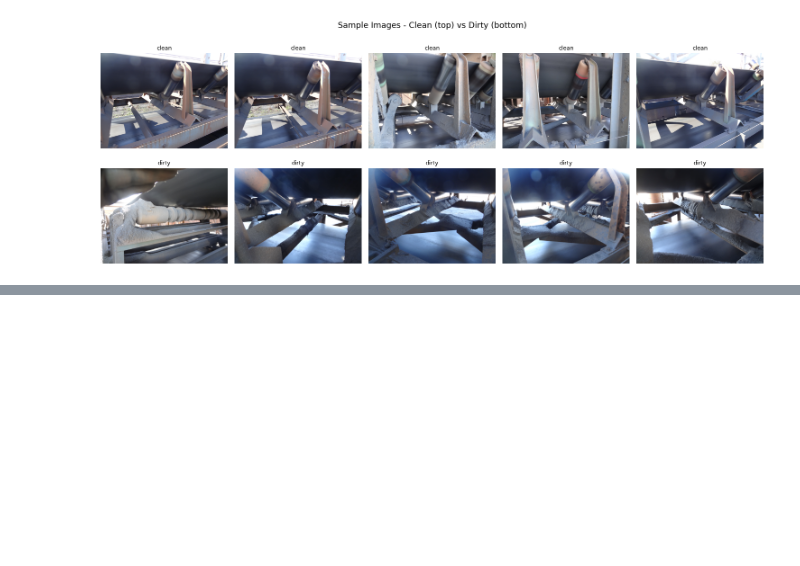
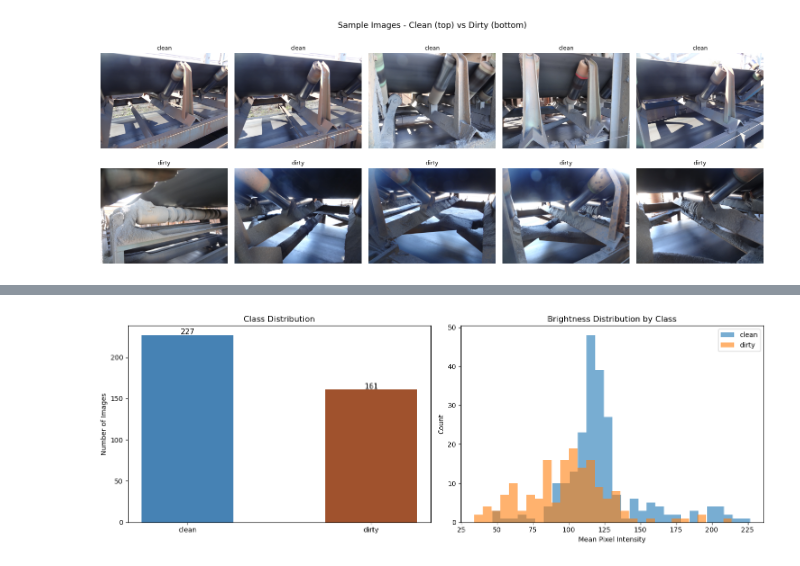
Before and after one commit to ErickChauke/conveyor-dirt-detection, a Jupyter notebook: notebook.ipynb, the cells around one changed output, grey strips where cells are left out. Drawn from its saved outputs; the diff is of its cells as text; code cells hidden in the pictures; blank space fills up the shorter version.

Commit message:
add exploratory data analysis with class distribution and brightness charts

```diff
--- a/notebook.ipynb
+++ b/notebook.ipynb
@@ -104,0 +120,30 @@ Total        : 388
+# %%
+import cv2  # image reading for pixel-level analysis
+
+# Class distribution bar chart
+fig, axes = plt.subplots(1, 2, figsize=(14, 5))
+
+axes[0].bar(counts.keys(), counts.values(), color=["steelblue", "sienna"], width=0.5)
+axes[0].set_title("Class Distribution")
+axes[0].set_ylabel("Number of Images")
+for i, (cls, count) in enumerate(counts.items()):
+    axes[0].text(i, count + 1, str(count), ha="center", fontsize=11)
+
+# Brightness distribution per class
+for cls in CLASSES:
+    brightness_vals = []
+    for path in (DATA_DIR / cls).glob("*"):
+        img = cv2.imread(str(path), cv2.IMREAD_GRAYSCALE)
+        if img is not None:
+            brightness_vals.append(img.mean())
+    axes[1].hist(brightness_vals, bins=30, alpha=0.6, label=cls)
+
+axes[1].set_title("Brightness Distribution by Class")
+axes[1].set_xlabel("Mean Pixel Intensity")
+axes[1].set_ylabel("Count")
+axes[1].legend()
+
+plt.tight_layout()
+plt.show()
+# %% [output]
+[figure, added]
```
Also changed, not shown: parts of 1 cell of this notebook.
